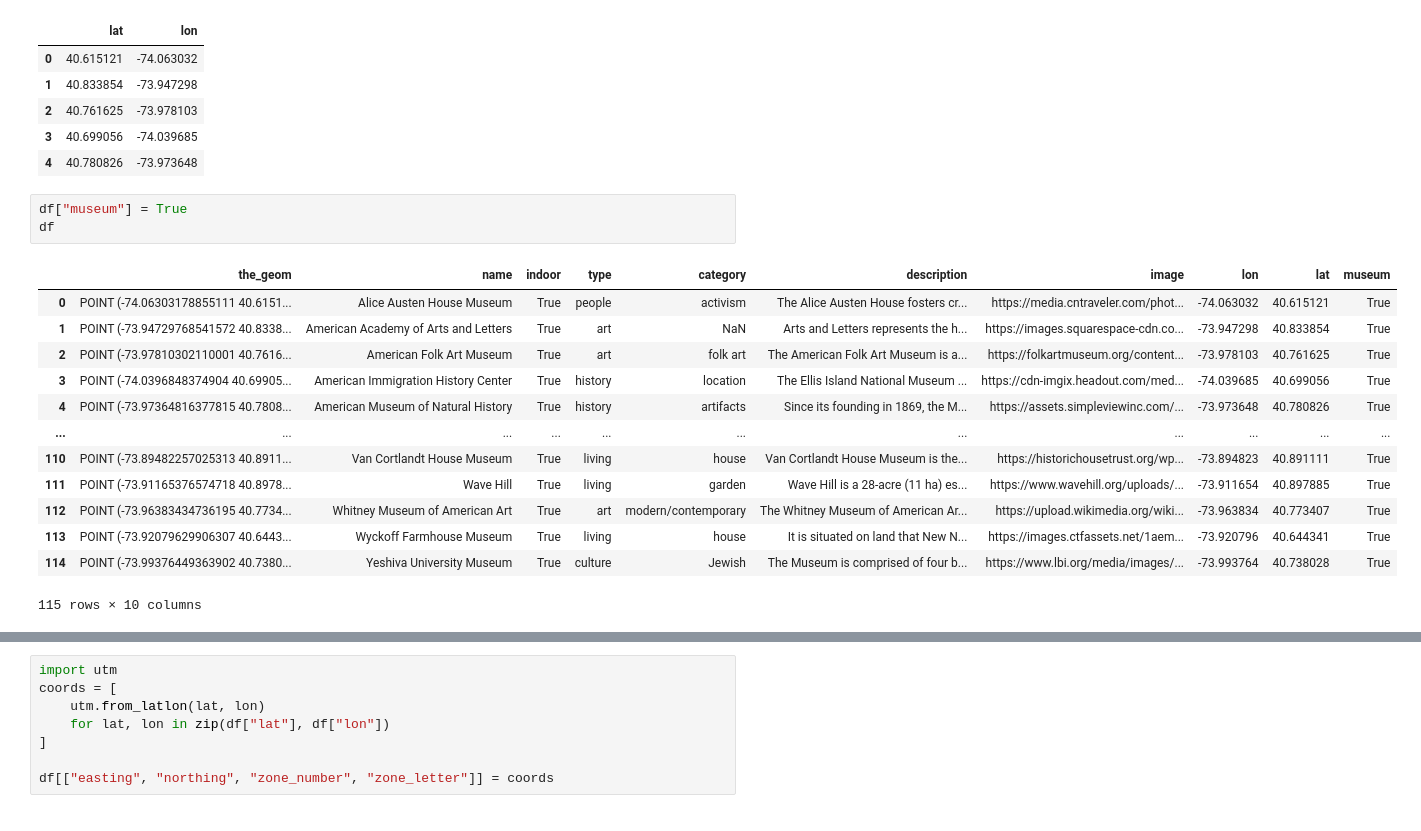
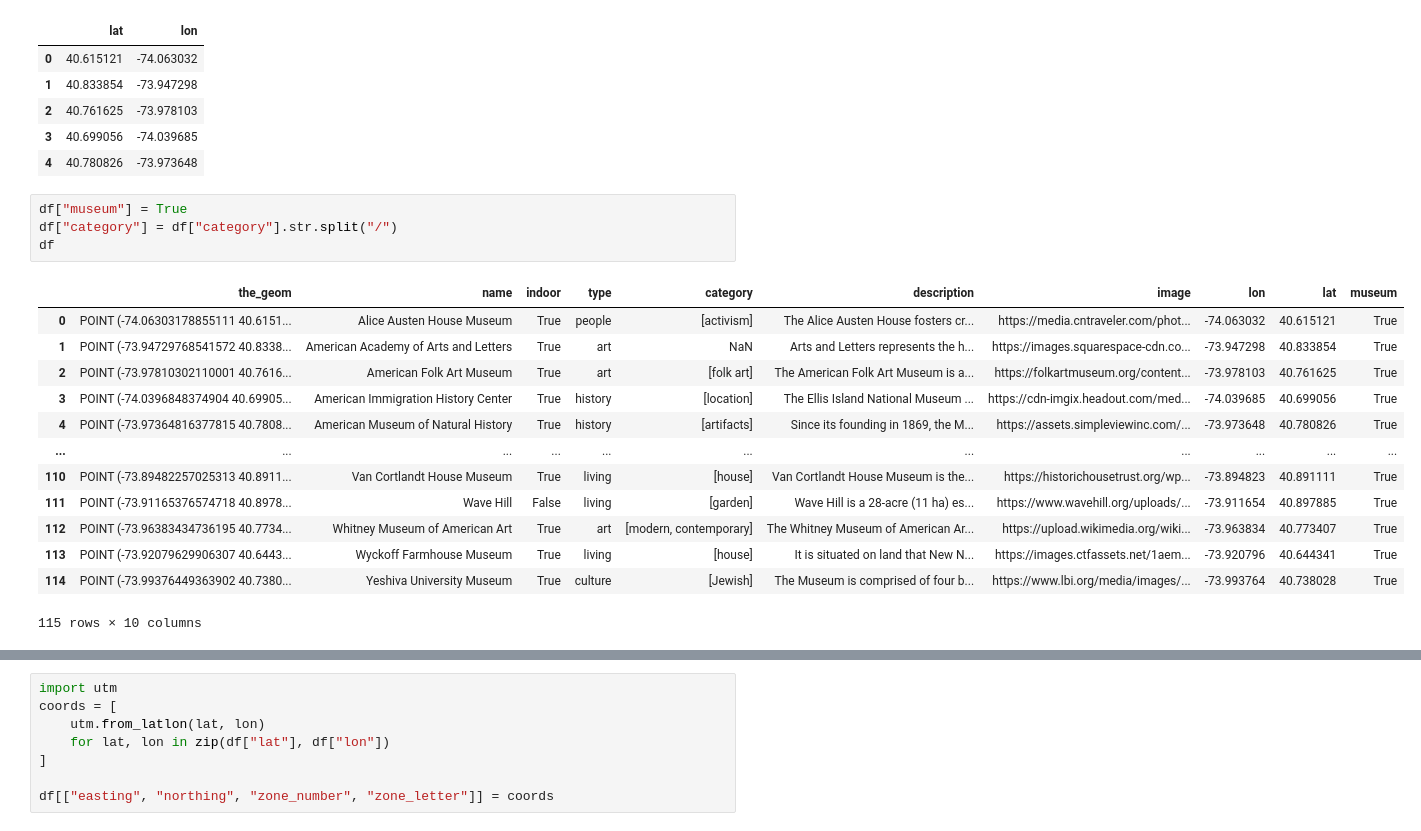
Before and after one commit to ath3naw/Itinerary-Optimizer, a Jupyter notebook: analysis.ipynb, the cells around one changed output, grey strips where cells are left out. Saved outputs shown, nothing was run; the diff lists cells and outputs as text.

Commit message:
adjust aesthetic and add tags for type and category of attractions

```diff
--- a/analysis.ipynb
+++ b/analysis.ipynb
@@ -102,18 +102,19 @@ df[["lat", "lon"]].head()
 | 4 | 40.780826 | -73.973648 |
 # %%
 df["museum"] = True
+df["category"] = df["category"].str.split("/")
 df
 # %% [output]
 |  | the_geom | name | indoor | type | category | description | image | lon | lat | museum |
-| 0 | POINT (-74.06303178855111 40.6151... | Alice Austen House Museum | True | people | activism | The Alice Austen House fosters cr... | https://media.cntraveler.com/phot... | -74.063032 | 40.615121 | True |
+| 0 | POINT (-74.06303178855111 40.6151... | Alice Austen House Museum | True | people | [activism] | The Alice Austen House fosters cr... | https://media.cntraveler.com/phot... | -74.063032 | 40.615121 | True |
 | 1 | POINT (-73.94729768541572 40.8338... | American Academy of Arts and Letters | True | art | NaN | Arts and Letters represents the h... | https://images.squarespace-cdn.co... | -73.947298 | 40.833854 | True |
-| 2 | POINT (-73.97810302110001 40.7616... | American Folk Art Museum | True | art | folk art | The American Folk Art Museum is a... | https://folkartmuseum.org/content... | -73.978103 | 40.761625 | True |
-| 3 | POINT (-74.0396848374904 40.69905... | American Immigration History Center | True | history | location | The Ellis Island National Museum ... | https://cdn-imgix.headout.com/med... | -74.039685 | 40.699056 | True |
-| 4 | POINT (-73.97364816377815 40.7808... | American Museum of Natural History | True | history | artifacts | Since its founding in 1869, the M... | https://assets.simpleviewinc.com/... | -73.973648 | 40.780826 | True |
+| 2 | POINT (-73.97810302110001 40.7616... | American Folk Art Museum | True | art | [folk art] | The American Folk Art Museum is a... | https://folkartmuseum.org/content... | -73.978103 | 40.761625 | True |
+| 3 | POINT (-74.0396848374904 40.69905... | American Immigration History Center | True | history | [location] | The Ellis Island National Museum ... | https://cdn-imgix.headout.com/med... | -74.039685 | 40.699056 | True |
+| 4 | POINT (-73.97364816377815 40.7808... | American Museum of Natural History | True | history | [artifacts] | Since its founding in 1869, the M... | https://assets.simpleviewinc.com/... | -73.973648 | 40.780826 | True |
 | ... | ... | ... | ... | ... | ... | ... | ... | ... | ... | ... |
-| 110 | POINT (-73.89482257025313 40.8911... | Van Cortlandt House Museum | True | living | house | Van Cortlandt House Museum is the... | https://historichousetrust.org/wp... | -73.894823 | 40.891111 | True |
-| 111 | POINT (-73.91165376574718 40.8978... | Wave Hill | True | living | garden | Wave Hill is a 28-acre (11 ha) es... | https://www.wavehill.org/uploads/... | -73.911654 | 40.897885 | True |
-| 112 | POINT (-73.96383434736195 40.7734... | Whitney Museum of American Art | True | art | modern/contemporary | The Whitney Museum of American Ar... | https://upload.wikimedia.org/wiki... | -73.963834 | 40.773407 | True |
-| 113 | POINT (-73.92079629906307 40.6443... | Wyckoff Farmhouse Museum | True | living | house | It is situated on land that New N... | https://images.ctfassets.net/1aem... | -73.920796 | 40.644341 | True |
-| 114 | POINT (-73.99376449363902 40.7380... | Yeshiva University Museum | True | culture | Jewish | The Museum is comprised of four b... | https://www.lbi.org/media/images/... | -73.993764 | 40.738028 | True |
+| 110 | POINT (-73.89482257025313 40.8911... | Van Cortlandt House Museum | True | living | [house] | Van Cortlandt House Museum is the... | https://historichousetrust.org/wp... | -73.894823 | 40.891111 | True |
+| 111 | POINT (-73.91165376574718 40.8978... | Wave Hill | False | living | [garden] | Wave Hill is a 28-acre (11 ha) es... | https://www.wavehill.org/uploads/... | -73.911654 | 40.897885 | True |
+| 112 | POINT (-73.96383434736195 40.7734... | Whitney Museum of American Art | True | art | [modern, contemporary] | The Whitney Museum of American Ar... | https://upload.wikimedia.org/wiki... | -73.963834 | 40.773407 | True |
+| 113 | POINT (-73.92079629906307 40.6443... | Wyckoff Farmhouse Museum | True | living | [house] | It is situated on land that New N... | https://images.ctfassets.net/1aem... | -73.920796 | 40.644341 | True |
+| 114 | POINT (-73.99376449363902 40.7380... | Yeshiva University Museum | True | culture | [Jewish] | The Museum is comprised of four b... | https://www.lbi.org/media/images/... | -73.993764 | 40.738028 | True |
 115 rows × 10 columns
```
Also changed, not shown: parts of 2 cells of this notebook, 3 other files.
